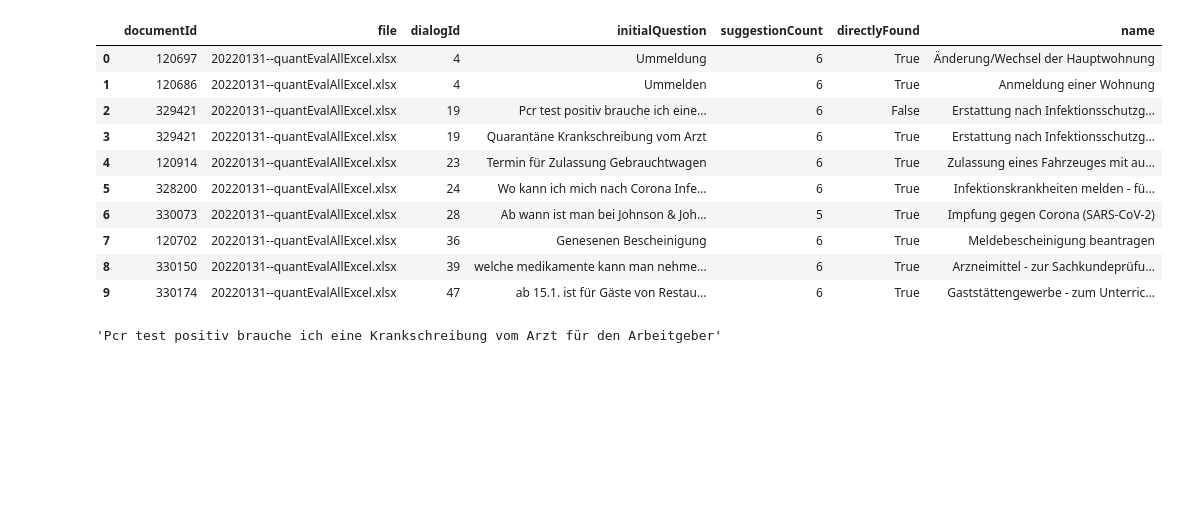
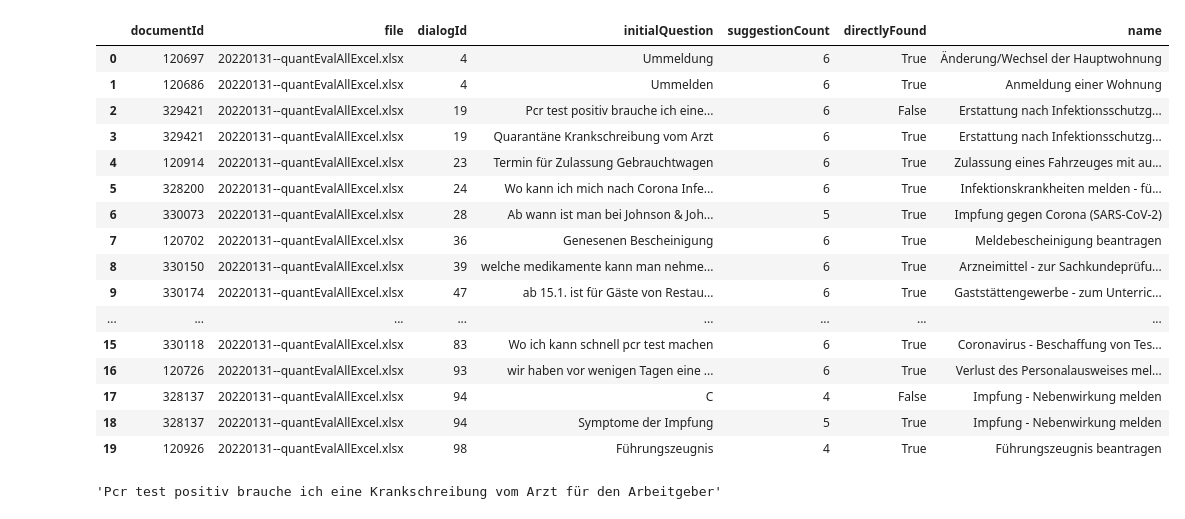
Before and after one commit to moritzwassmer/PJDS_chatbot, a Jupyter notebook: CodingDirectory/Clustering/evaluation.ipynb, the cells around one changed output. Saved outputs shown, nothing was run; the diff lists cells and outputs as text; code cells hidden in the pictures; blank space fills up the shorter version.

```diff
--- a/CodingDirectory/Clustering/evaluation.ipynb
+++ b/CodingDirectory/Clustering/evaluation.ipynb
@@ -16,22 +16,28 @@ warnings.filterwarnings(action='ignore')
 # %%
 # Import eval.csv
 import os
 file = os.path.realpath("../../Evaluierung/eval.csv")
 eval = pd.read_csv(file, sep = ";")
-eval = eval.head(10)
-eval.head(50)
+eval = eval.head(20)
+eval.head(20)
 # %% [output]
 |  | documentId | file | dialogId | initialQuestion | suggestionCount | directlyFound | name |
 | 0 | 120697 | 20220131--quantEvalAllExcel.xlsx | 4 | Ummeldung | 6 | True | Änderung/Wechsel der Hauptwohnung |
 | 1 | 120686 | 20220131--quantEvalAllExcel.xlsx | 4 | Ummelden | 6 | True | Anmeldung einer Wohnung |
 | 2 | 329421 | 20220131--quantEvalAllExcel.xlsx | 19 | Pcr test positiv brauche ich eine... | 6 | False | Erstattung nach Infektionsschutzg... |
 | 3 | 329421 | 20220131--quantEvalAllExcel.xlsx | 19 | Quarantäne Krankschreibung vom Arzt | 6 | True | Erstattung nach Infektionsschutzg... |
 | 4 | 120914 | 20220131--quantEvalAllExcel.xlsx | 23 | Termin für Zulassung Gebrauchtwagen | 6 | True | Zulassung eines Fahrzeuges mit au... |
 | 5 | 328200 | 20220131--quantEvalAllExcel.xlsx | 24 | Wo kann ich mich nach Corona Infe... | 6 | True | Infektionskrankheiten melden - fü... |
 | 6 | 330073 | 20220131--quantEvalAllExcel.xlsx | 28 | Ab wann ist man bei Johnson & Joh... | 5 | True | Impfung gegen Corona (SARS-CoV-2) |
 | 7 | 120702 | 20220131--quantEvalAllExcel.xlsx | 36 | Genesenen Bescheinigung | 6 | True | Meldebescheinigung beantragen |
 | 8 | 330150 | 20220131--quantEvalAllExcel.xlsx | 39 | welche medikamente kann man nehme... | 6 | True | Arzneimittel - zur Sachkundeprüfu... |
 | 9 | 330174 | 20220131--quantEvalAllExcel.xlsx | 47 | ab 15.1. ist für Gäste von Restau... | 6 | True | Gaststättengewerbe - zum Unterric... |
+| ... | ... | ... | ... | ... | ... | ... | ... |
+| 15 | 330118 | 20220131--quantEvalAllExcel.xlsx | 83 | Wo ich kann schnell pcr test machen | 6 | True | Coronavirus - Beschaffung von Tes... |
+| 16 | 120726 | 20220131--quantEvalAllExcel.xlsx | 93 | wir haben vor wenigen Tagen eine ... | 6 | True | Verlust des Personalausweises mel... |
+| 17 | 328137 | 20220131--quantEvalAllExcel.xlsx | 94 | C | 4 | False | Impfung - Nebenwirkung melden |
+| 18 | 328137 | 20220131--quantEvalAllExcel.xlsx | 94 | Symptome der Impfung | 5 | True | Impfung - Nebenwirkung melden |
+| 19 | 120926 | 20220131--quantEvalAllExcel.xlsx | 98 | Führungszeugnis | 4 | True | Führungszeugnis beantragen |
 # %%
 eval.iloc[2]["initialQuestion"]
 # %% [output]
```
Also changed, not shown: parts of 17 cells of this notebook, 1 other file.
